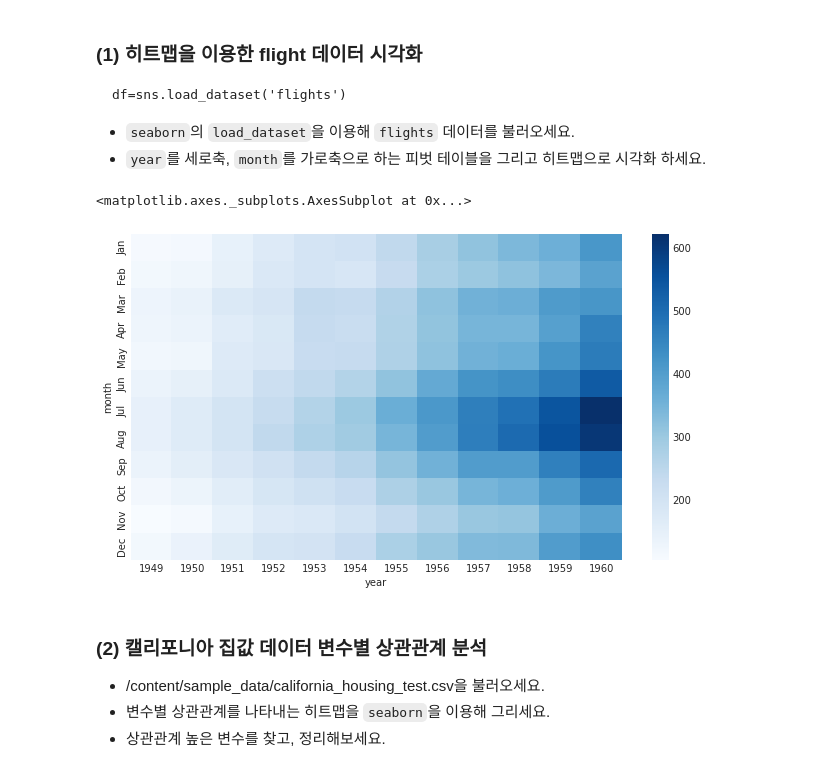
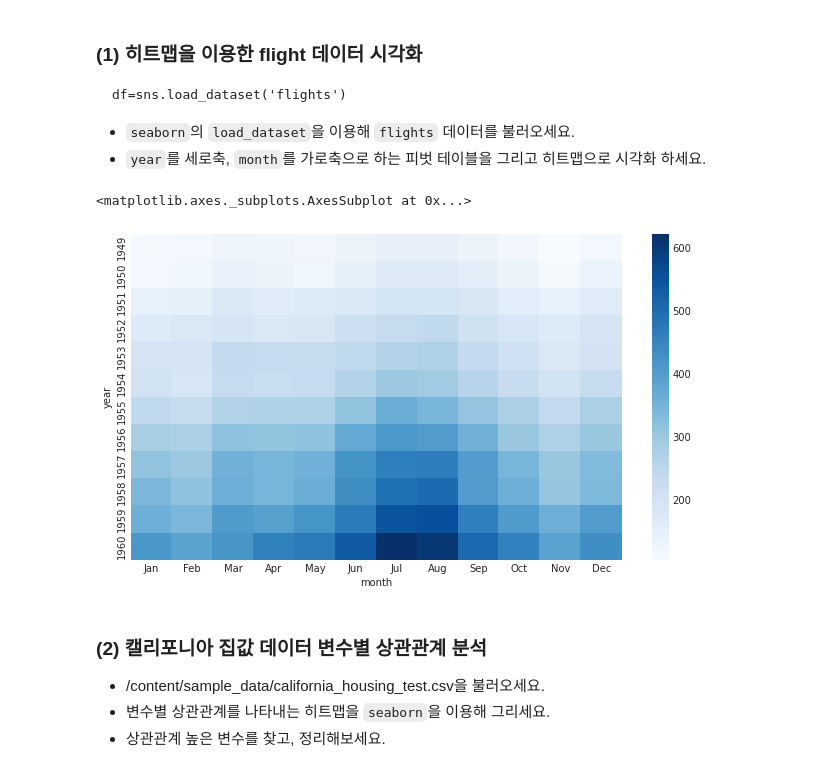
Before and after one commit to PomesHouse/SkillTreePython-DataAnalysis, a Jupyter notebook: ch02_05_히트맵.ipynb, the cells around one changed output. Drawn from its saved outputs; the diff is of its cells as text; code cells hidden in the pictures.

```diff
--- a/ch02_05_히트맵.ipynb
+++ b/ch02_05_히트맵.ipynb
@@ -293,12 +293,12 @@ df=sns.load_dataset('flights')
 * `year`를 세로축, `month`를 가로축으로 하는 피벗 테이블을 그리고 히트맵으로 시각화 하세요.
 # %%
 dff=sns.load_dataset('flights')
-dff_p = dff.pivot('month', 'year','passengers')
+dff_p = dff.pivot('year', 'month','passengers')
 plt.figure(figsize = (11,6))
 sns.heatmap(dff_p, cmap = 'Blues')
 # %% [output]
 <matplotlib.axes._subplots.AxesSubplot at 0x...>
-[figure, old version]
+[figure, new version]
 # %% [markdown]
 
 ### (2) 캘리포니아 집값 데이터 변수별 상관관계 분석
```
Also changed, not shown: parts of 2 cells of this notebook.
